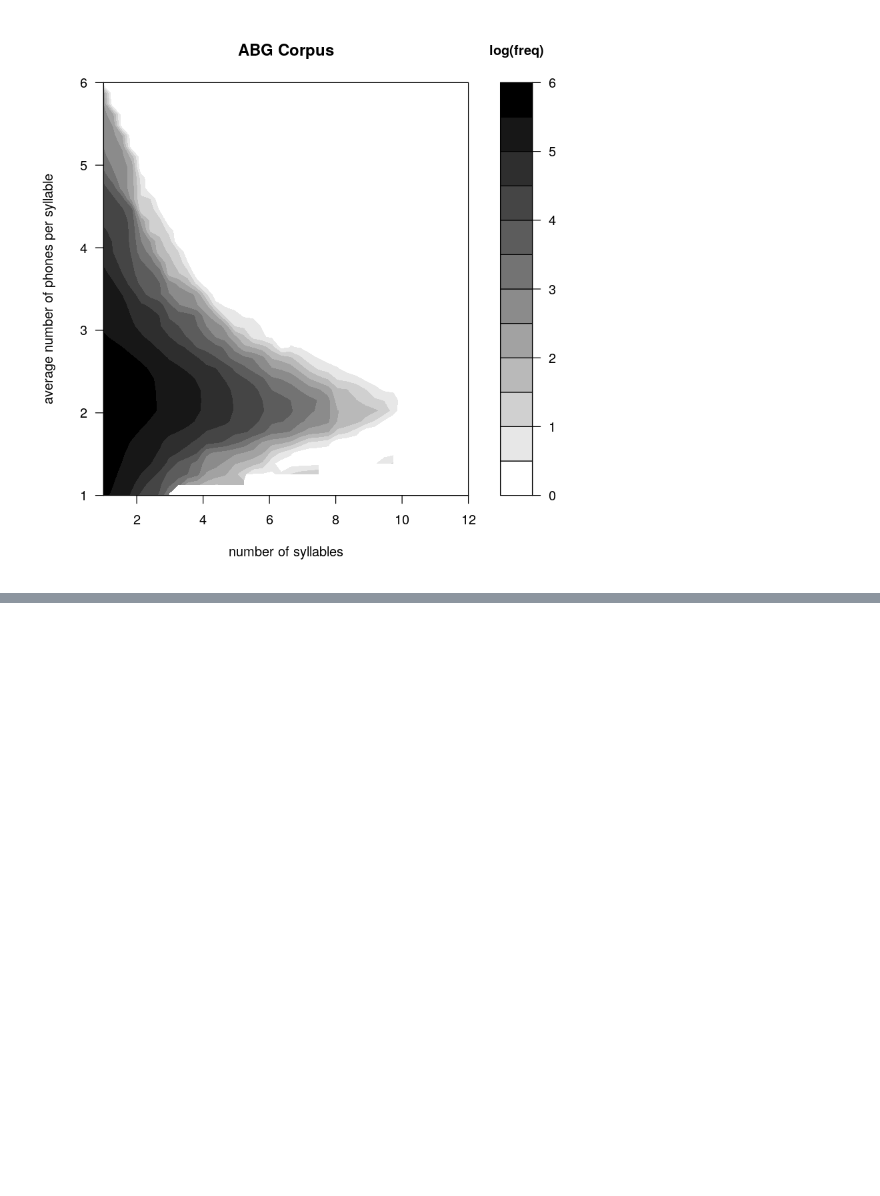
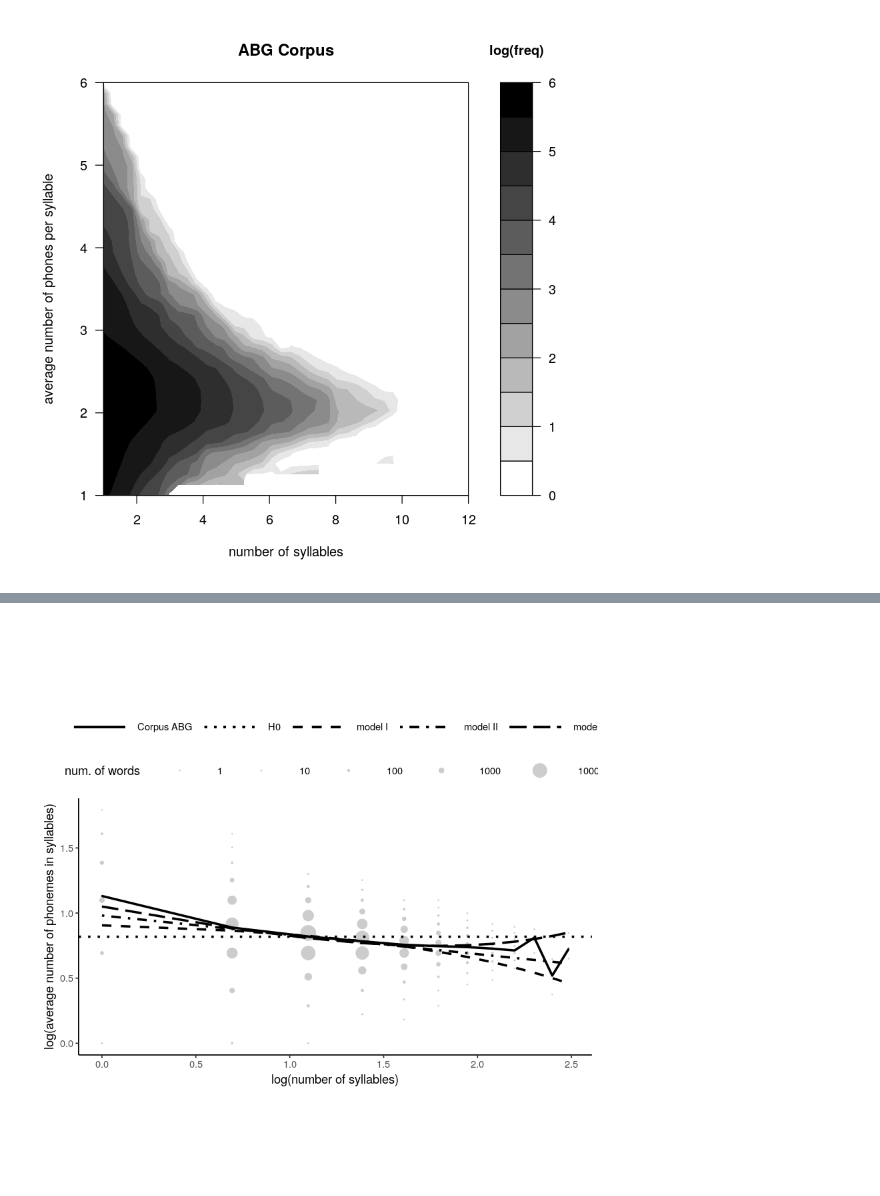
Before and after one commit to leolca/clscripts, a Jupyter notebook: menzerath_abg.ipynb, the cells around one changed output, grey strips where cells are left out. Saved outputs shown, nothing was run; the diff lists cells and outputs as text; code cells hidden in the pictures; blank space fills up the shorter version.

```diff
--- a/menzerath_abg.ipynb
+++ b/menzerath_abg.ipynb
@@ -189,0 +303,17 @@ png
+# %%
+#### B&W Plot #####
+ggplot(abg, aes(log(syllable.length), log(avgphone.length))) +
+     geom_count(colour="gray80") +
+     scale_size_area(name="num. of words", breaks = c(1,1E1,1E2,1E3,1E4,1E5)) +
+     theme_classic() +
+     labs(x = "log(number of syllables)", y = "log(average number of phonemes in syllables)") +
+     geom_hline(data=pdflm, aes(yintercept = mH0, linetype="H0"), size = 1) +
+     geom_line(data=pdflm, aes(y = fit1, linetype="model1"), size = 1) +
+     geom_line(data=pdflm, aes(y = fit2, linetype="model2"), size = 1) +
+     geom_line(data=pdflm, aes(y = fit3, linetype="model3"), size = 1) +
+     geom_line(data=dmdf, aes(log(atx), log(avgfl), linetype = "abgavg"), size = 1) +
+     geom_point(data=dmdf, aes(log(atx), log(avgfl), size = 3), show.legend = FALSE) +
+     scale_linetype_manual(values = c("H0"="dotted","model1"="dashed","model2"="dotdash","model3"="longdash","abgavg"="solid"), labels = c("H0"="H0","model1"="model I","model2"="model II","model3"="model III","abgavg"="Corpus ABG"), name = "") +
+     theme(legend.key.width = unit(4, "line"), legend.position="top", legend.justification="left", legend.direction="horizontal", legend.box = "vertical", aspect.ratio=0.5)
+# %% [output]
+[figure, added]
```
Also changed, not shown: parts of 25 cells of this notebook, 1 other file.
